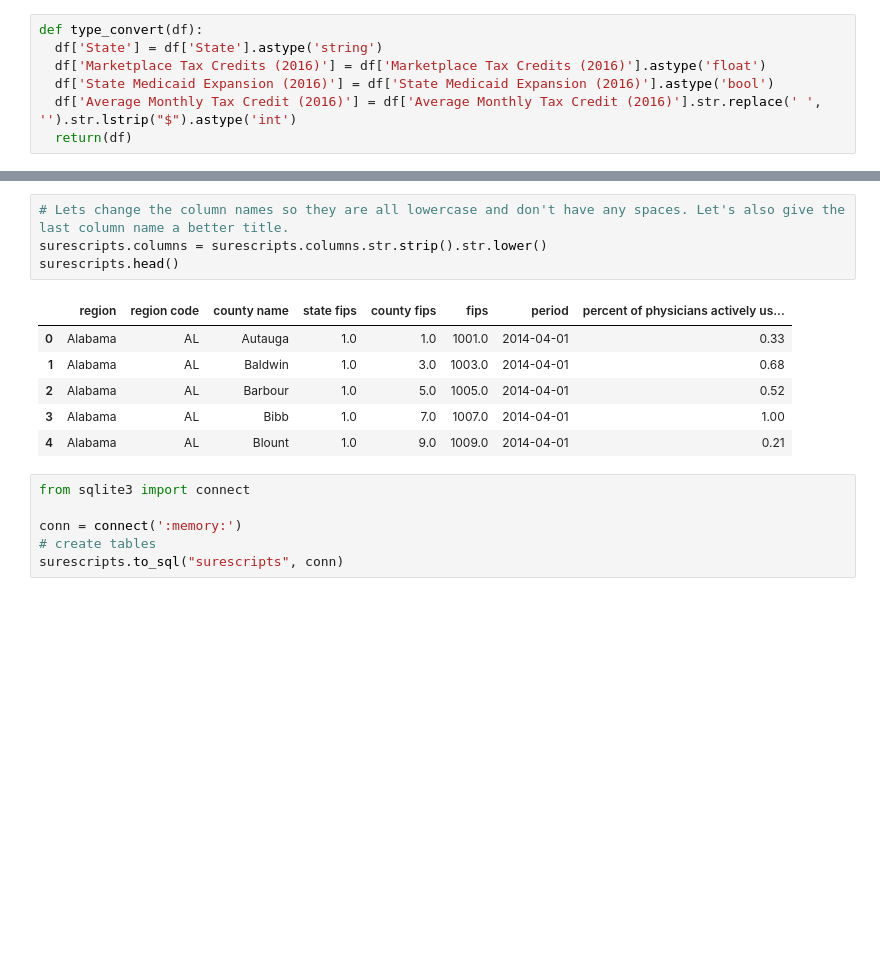
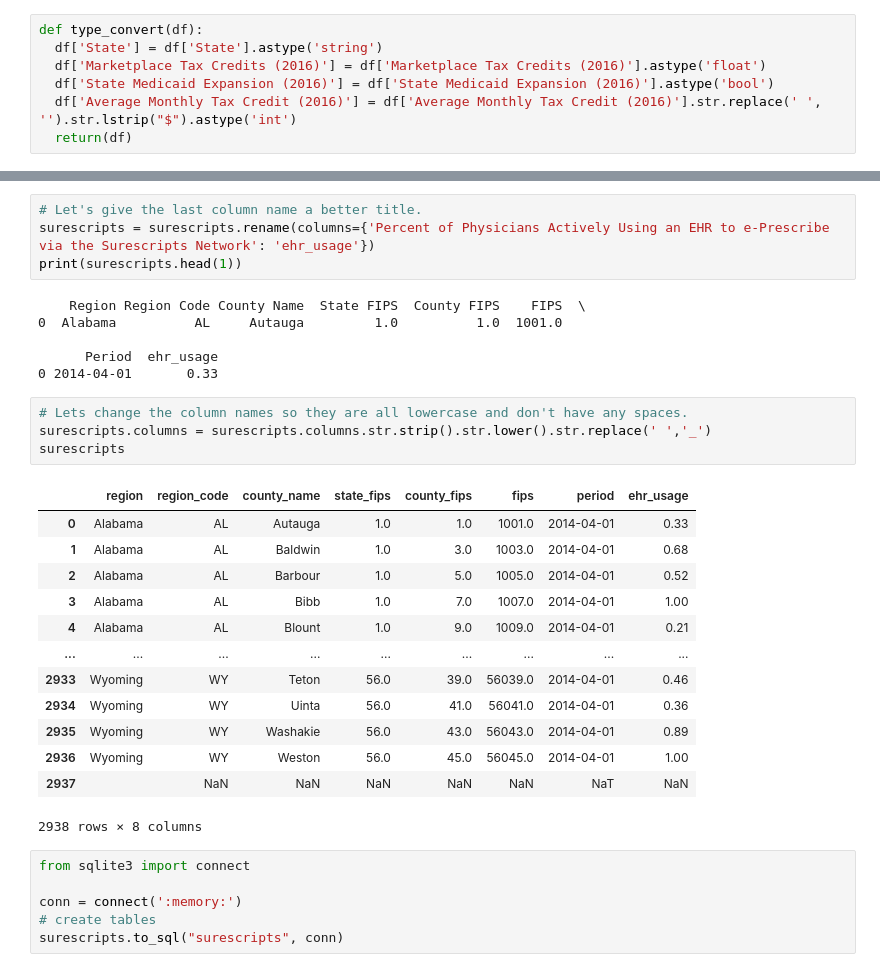
Before and after one commit to mary-vo/data-2-demo, a Jupyter notebook: week_2/week_2_SQL.ipynb, the cells around one changed output, grey strips where cells are left out. Drawn from its saved outputs; the diff is of its cells as text; blank space fills up the shorter version.

```diff
--- a/week_2/week_2_SQL.ipynb
+++ b/week_2/week_2_SQL.ipynb
@@ -24,14 +38,31 @@ surescripts['Period'] = pd.to_datetime(surescripts['Period'])
+# %%
+# Let's give the last column name a better title.
+surescripts = surescripts.rename(columns={'Percent of Physicians Actively Using an EHR to e-Prescribe via the Surescripts Network': 'ehr_usage'})
+print(surescripts.head(1))
+# %% [output]
+    Region Region Code County Name  State FIPS  County FIPS    FIPS  \
+0  Alabama          AL     Autauga         1.0          1.0  1001.0
+
+      Period  ehr_usage
+0 2014-04-01       0.33
 # %%
-# Lets change the column names so they are all lowercase and don't have any spaces. Let's also give the last column name a better title.
-surescripts.columns = surescripts.columns.str.strip().str.lower()
-surescripts.head()
+# Lets change the column names so they are all lowercase and don't have any spaces.
+surescripts.columns = surescripts.columns.str.strip().str.lower().str.replace(' ','_')
+surescripts
 # %% [output]
-|  | region | region code | county name | state fips | county fips | fips | period | percent of physicians actively us... |
+|  | region | region_code | county_name | state_fips | county_fips | fips | period | ehr_usage |
 | 0 | Alabama | AL | Autauga | 1.0 | 1.0 | 1001.0 | 2014-04-01 | 0.33 |
 | 1 | Alabama | AL | Baldwin | 1.0 | 3.0 | 1003.0 | 2014-04-01 | 0.68 |
 | 2 | Alabama | AL | Barbour | 1.0 | 5.0 | 1005.0 | 2014-04-01 | 0.52 |
 | 3 | Alabama | AL | Bibb | 1.0 | 7.0 | 1007.0 | 2014-04-01 | 1.00 |
 | 4 | Alabama | AL | Blount | 1.0 | 9.0 | 1009.0 | 2014-04-01 | 0.21 |
+| ... | ... | ... | ... | ... | ... | ... | ... | ... |
+| 2933 | Wyoming | WY | Teton | 56.0 | 39.0 | 56039.0 | 2014-04-01 | 0.46 |
+| 2934 | Wyoming | WY | Uinta | 56.0 | 41.0 | 56041.0 | 2014-04-01 | 0.36 |
+| 2935 | Wyoming | WY | Washakie | 56.0 | 43.0 | 56043.0 | 2014-04-01 | 0.89 |
+| 2936 | Wyoming | WY | Weston | 56.0 | 45.0 | 56045.0 | 2014-04-01 | 1.00 |
+| 2937 |  | NaN | NaN | NaN | NaN | NaN | NaT | NaN |
+2938 rows × 8 columns
 # %%
 from sqlite3 import connect
 
```
Also changed, not shown: parts of 12 cells of this notebook.
